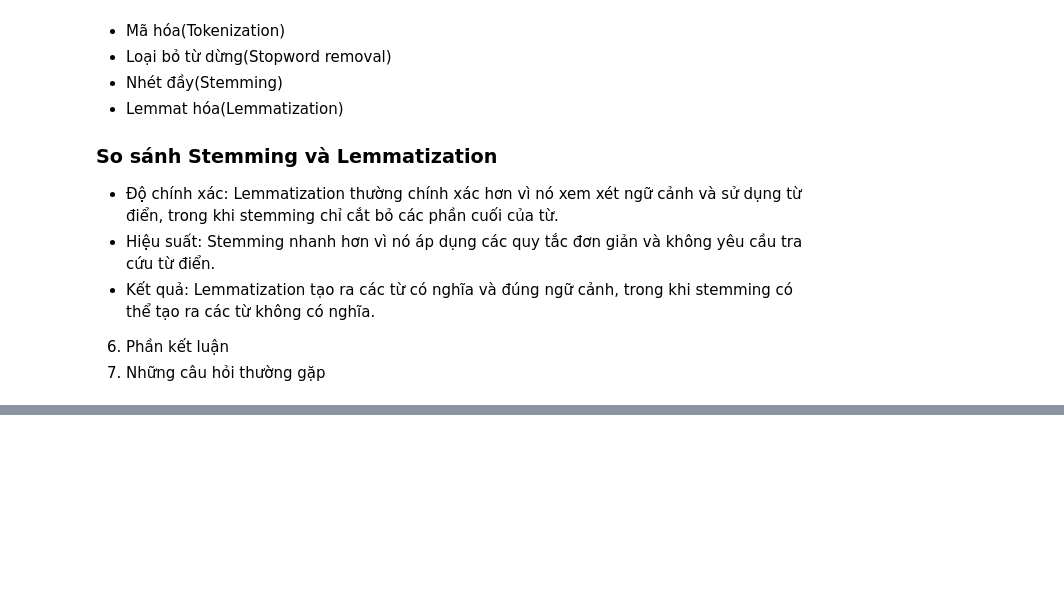
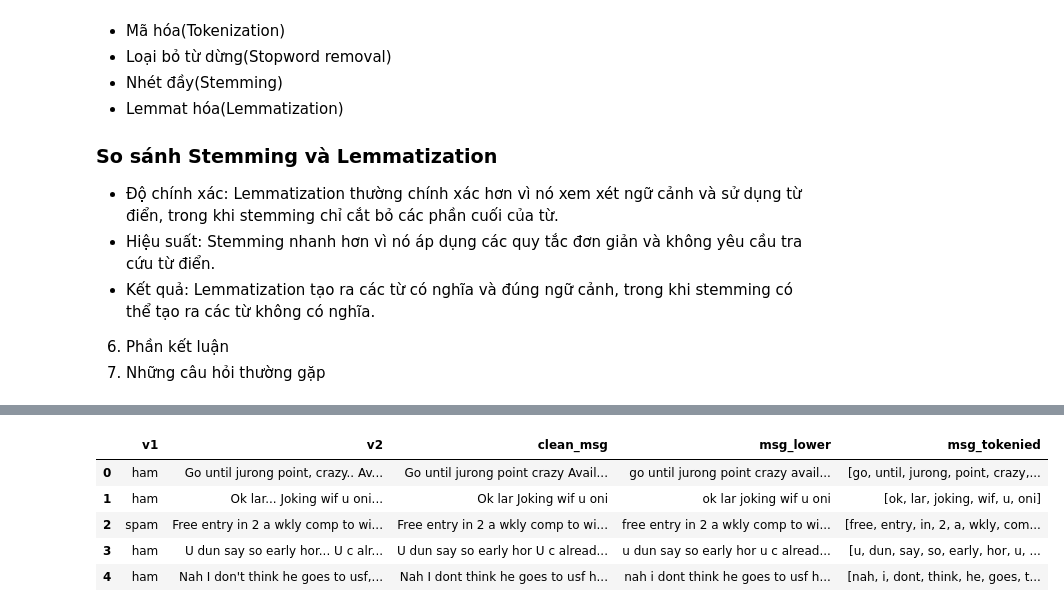
Before and after one commit to naynhebocau5678/NLP, a Jupyter notebook: mooc5_cousera_deeplearning/Text preprocessing/text_preprocessing_in_nlp.ipynb, the cells around one changed output, grey strips where cells are left out. Drawn from its saved outputs; the diff is of its cells as text; code cells hidden in the pictures; blank space fills up the shorter version.

```diff
--- a/mooc5_cousera_deeplearning/Text preprocessing/text_preprocessing_in_nlp.ipynb
+++ b/mooc5_cousera_deeplearning/Text preprocessing/text_preprocessing_in_nlp.ipynb
@@ -32,0 +71,4 @@ Tiền xử lý văn bản là một bước thiết yếu trong **xử lý ngô
+# %%
+import pandas as pd
+data = pd.read_csv("spam.csv",encoding="ISO-8859-1")
+print(data.head())
@@ -32,0 +93,9 @@ Tiền xử lý văn bản là một bước thiết yếu trong **xử lý ngô
+# %%
+# Mở rộng hiển thị độ dài của cột văn bản
+pd.set_option('display.max_colwidth', None) # hiển thị toàn bộ nội dung của các cột văn bản mà k bị cắt
+
+# Chỉ sử dụng cột 'v1' và 'v2'
+data = data[['v1', 'v2']]
+
+# In ra 5 dòng đầu tiên của dữ liệu
+print(data.head())
@@ -32,0 +135,7 @@ Tiền xử lý văn bản là một bước thiết yếu trong **xử lý ngô
+# %%
+def remove_punctuation(text):
+    punctuation_free = "".join([i for i in text if i not in string.punctuation])
+    return punctuation_free
+
+data['clean_msg']= data['v2'].apply(lambda x:remove_punctuation(x))
+data.head()
@@ -32,0 +180,16 @@ Tiền xử lý văn bản là một bước thiết yếu trong **xử lý ngô
+# %%
+#defining function for tokenization
+import re
+def tokenization(text):
+    tokens = re.split('\W+',text)
+    return tokens
+#applying function to the column
+data['msg_tokenied']= data['msg_lower'].apply(lambda x: tokenization(x))
+data.head()
+# %% [output]
+|  | v1 | v2 | clean_msg | msg_lower | msg_tokenied |
+| 0 | ham | Go until jurong point, crazy.. Av... | Go until jurong point crazy Avail... | go until jurong point crazy avail... | [go, until, jurong, point, crazy,... |
+| 1 | ham | Ok lar... Joking wif u oni... | Ok lar Joking wif u oni | ok lar joking wif u oni | [ok, lar, joking, wif, u, oni] |
+| 2 | spam | Free entry in 2 a wkly comp to wi... | Free entry in 2 a wkly comp to wi... | free entry in 2 a wkly comp to wi... | [free, entry, in, 2, a, wkly, com... |
+| 3 | ham | U dun say so early hor... U c alr... | U dun say so early hor U c alread... | u dun say so early hor u c alread... | [u, dun, say, so, early, hor, u, ... |
+| 4 | ham | Nah I don't think he goes to usf,... | Nah I dont think he goes to usf h... | nah i dont think he goes to usf h... | [nah, i, dont, think, he, goes, t... |
```
Also changed, not shown: parts of 25 cells of this notebook, 1 other file.
